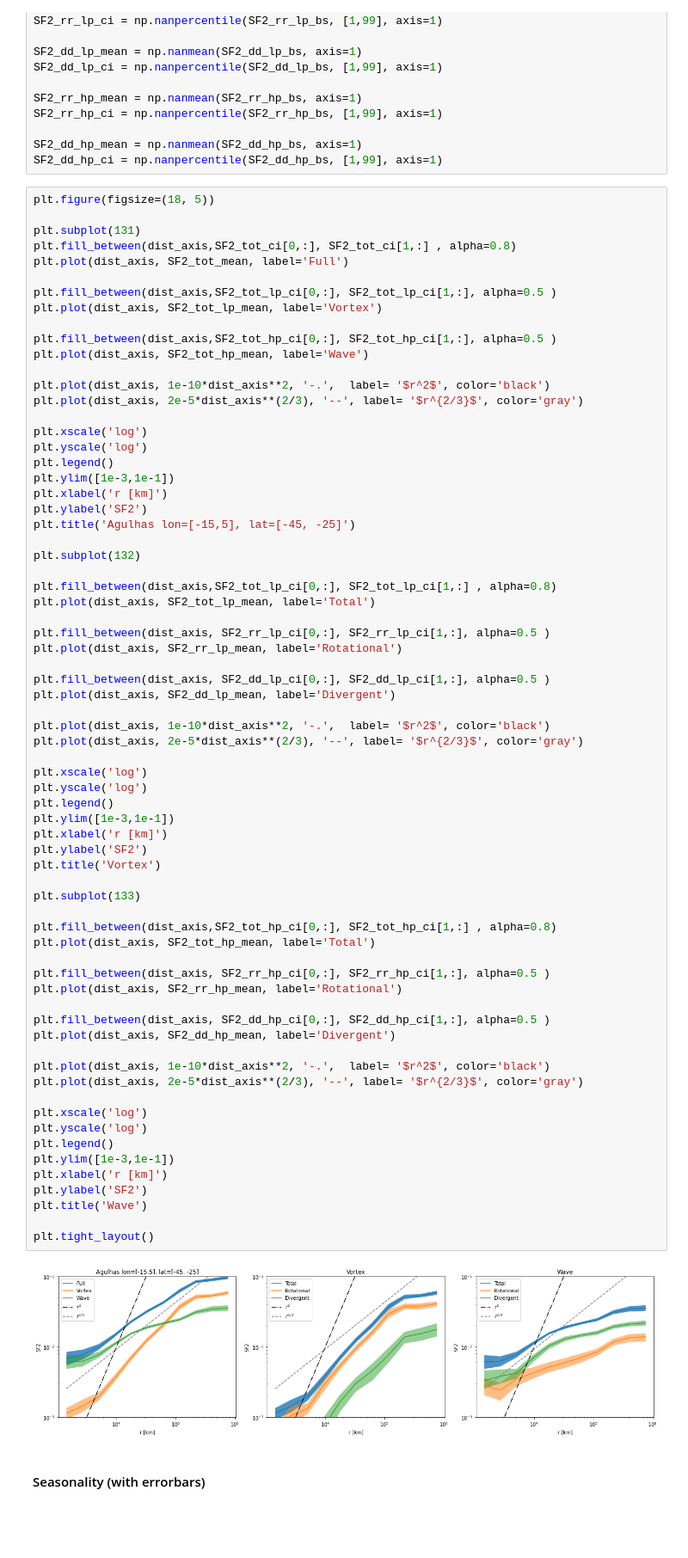
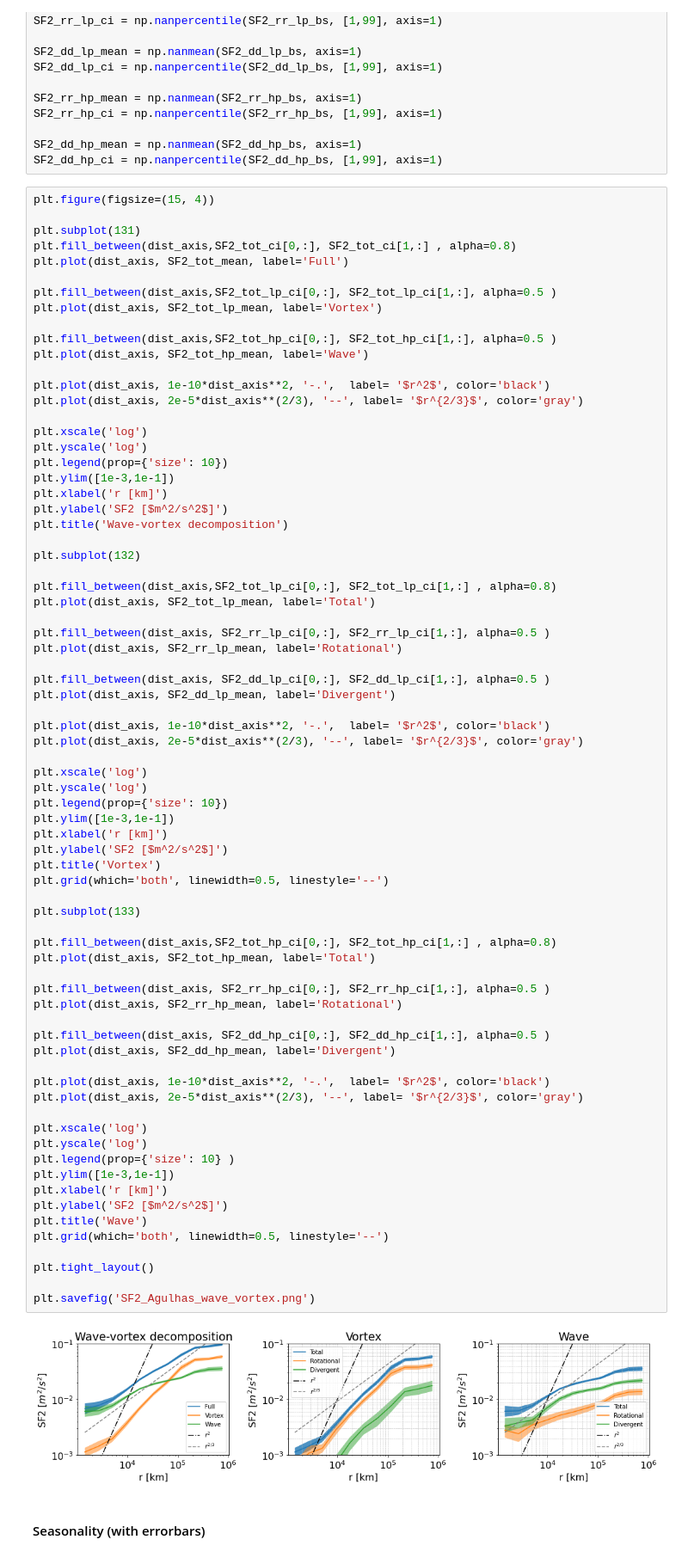
Before and after one commit to dhruvbalwada/GDP-earthcube-meeting-2022, a Jupyter notebook: pair_statistics_all_years_Agulhas.ipynb, the cells around one changed output. Shown at 86% size. Saved outputs shown, nothing was run; the diff lists cells and outputs as text; blank space fills up the shorter version.

```diff
--- a/pair_statistics_all_years_Agulhas.ipynb
+++ b/pair_statistics_all_years_Agulhas.ipynb
@@ -810,7 +817,7 @@ SF2_rr_hp_ci = np.nanpercentile(SF2_rr_hp_bs, [1,99], axis=1)
 SF2_dd_hp_mean = np.nanmean(SF2_dd_hp_bs, axis=1)
 SF2_dd_hp_ci = np.nanpercentile(SF2_dd_hp_bs, [1,99], axis=1)
 # %%
-plt.figure(figsize=(18, 5))
+plt.figure(figsize=(15, 4))
 
 plt.subplot(131)
 plt.fill_between(dist_axis,SF2_tot_ci[0,:], SF2_tot_ci[1,:] , alpha=0.8)
@@ -827,11 +834,11 @@ plt.plot(dist_axis, 2e-5*dist_axis**(2/3), '--', label= '$r^{2/3}$', color='gray
 
 plt.xscale('log')
 plt.yscale('log')
-plt.legend()
+plt.legend(prop={'size': 10})
 plt.ylim([1e-3,1e-1])
 plt.xlabel('r [km]')
-plt.ylabel('SF2')
-plt.title('Agulhas lon=[-15,5], lat=[-45, -25]')
+plt.ylabel('SF2 [$m^2/s^2$]')
+plt.title('Wave-vortex decomposition')
 
 plt.subplot(132)
 
@@ -848,37 +855,41 @@ plt.plot(dist_axis, 1e-10*dist_axis**2, '-.',  label= '$r^2$', color='black')
 plt.plot(dist_axis, 2e-5*dist_axis**(2/3), '--', label= '$r^{2/3}$', color='gray')
 
 plt.xscale('log')
 plt.yscale('log')
-plt.legend()
+plt.legend(prop={'size': 10})
 plt.ylim([1e-3,1e-1])
 plt.xlabel('r [km]')
-plt.ylabel('SF2')
+plt.ylabel('SF2 [$m^2/s^2$]')
 plt.title('Vortex')
+plt.grid(which='both', linewidth=0.5, linestyle='--')
 
 plt.subplot(133)
 
 plt.fill_between(dist_axis,SF2_tot_hp_ci[0,:], SF2_tot_hp_ci[1,:] , alpha=0.8)
 plt.plot(dist_axis, SF2_tot_hp_mean, label='Total')
 
 plt.fill_between(dist_axis, SF2_rr_hp_ci[0,:], SF2_rr_hp_ci[1,:], alpha=0.5 )
 plt.plot(dist_axis, SF2_rr_hp_mean, label='Rotational')
 
 plt.fill_between(dist_axis, SF2_dd_hp_ci[0,:], SF2_dd_hp_ci[1,:], alpha=0.5 )
 plt.plot(dist_axis, SF2_dd_hp_mean, label='Divergent')
 
 plt.plot(dist_axis, 1e-10*dist_axis**2, '-.',  label= '$r^2$', color='black')
 plt.plot(dist_axis, 2e-5*dist_axis**(2/3), '--', label= '$r^{2/3}$', color='gray')
 
 plt.xscale('log')
 plt.yscale('log')
-plt.legend()
+plt.legend(prop={'size': 10} )
 plt.ylim([1e-3,1e-1])
 plt.xlabel('r [km]')
-plt.ylabel('SF2')
+plt.ylabel('SF2 [$m^2/s^2$]')
 plt.title('Wave')
+plt.grid(which='both', linewidth=0.5, linestyle='--')
 
 plt.tight_layout()
+
+plt.savefig('SF2_Agulhas_wave_vortex.png')
 # %% [output]
-[figure, old version]
+[figure, new version]
 # %% [markdown]
 #### Seasonality (with errorbars)
```
Also changed, not shown: parts of 25 cells of this notebook, 6 other files.
